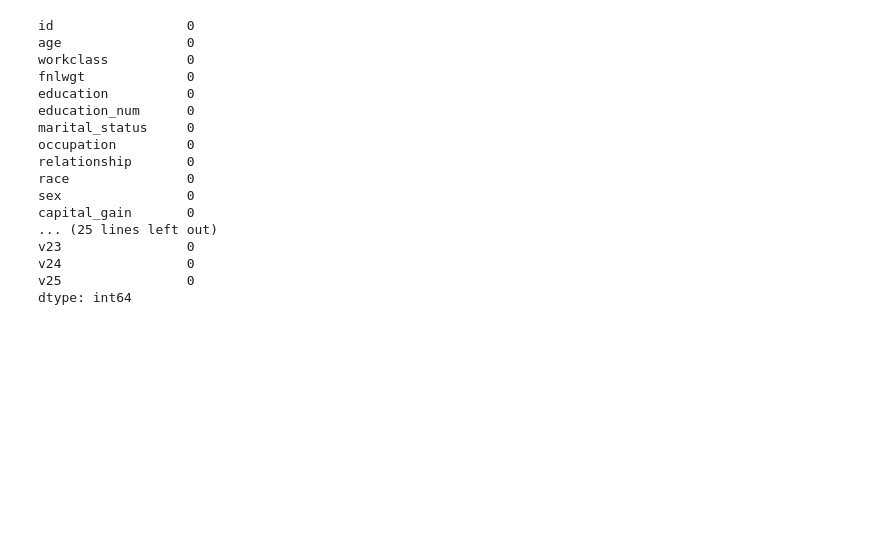
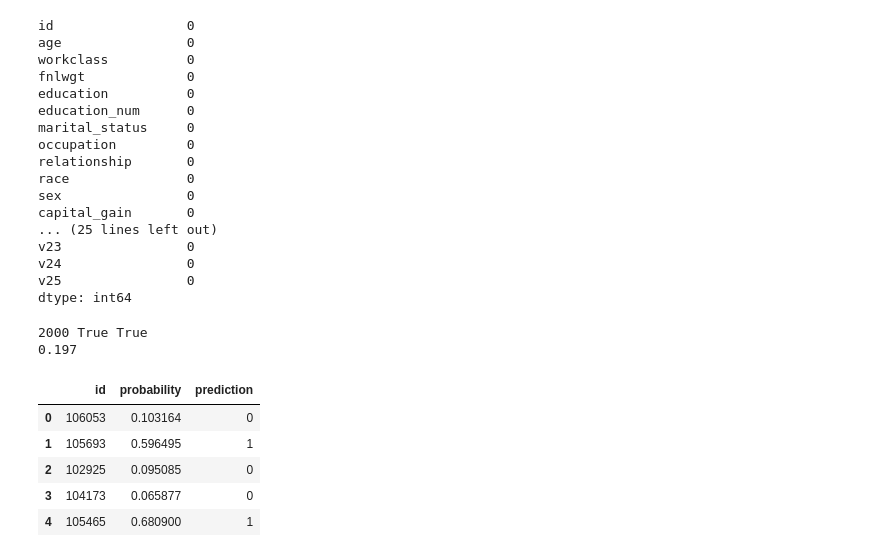
Before and after one commit to Dari212/ETAI-Pipeline, a Jupyter notebook: notebooks/01-adult-data-explore.ipynb, the cells around one changed output. Drawn from its saved outputs; the diff is of its cells as text; code cells hidden in the pictures; blank space fills up the shorter version.

Commit message:
run the predicitons on the adult_new and add the results to readme file

```diff
--- a/notebooks/01-adult-data-explore.ipynb
+++ b/notebooks/01-adult-data-explore.ipynb
@@ -206,3 +206,20 @@ v23                0
 v24                0
 v25                0
 dtype: int64
+# %%
+import pandas as pd
+p = pd.read_csv("../results/adult_dataset/predictions.csv")
+print(len(p), p["id"].is_unique, p["probability"].between(0, 1).all())
+print(p["prediction"].mean())
+# %% [output]
+2000 True True
+0.197
+# %%
+p.head()
+# %% [output]
+|  | id | probability | prediction |
+| 0 | 106053 | 0.103164 | 0 |
+| 1 | 105693 | 0.596495 | 1 |
+| 2 | 102925 | 0.095085 | 0 |
+| 3 | 104173 | 0.065877 | 0 |
+| 4 | 105465 | 0.680900 | 1 |
```
Also changed, not shown: 3 other files.
